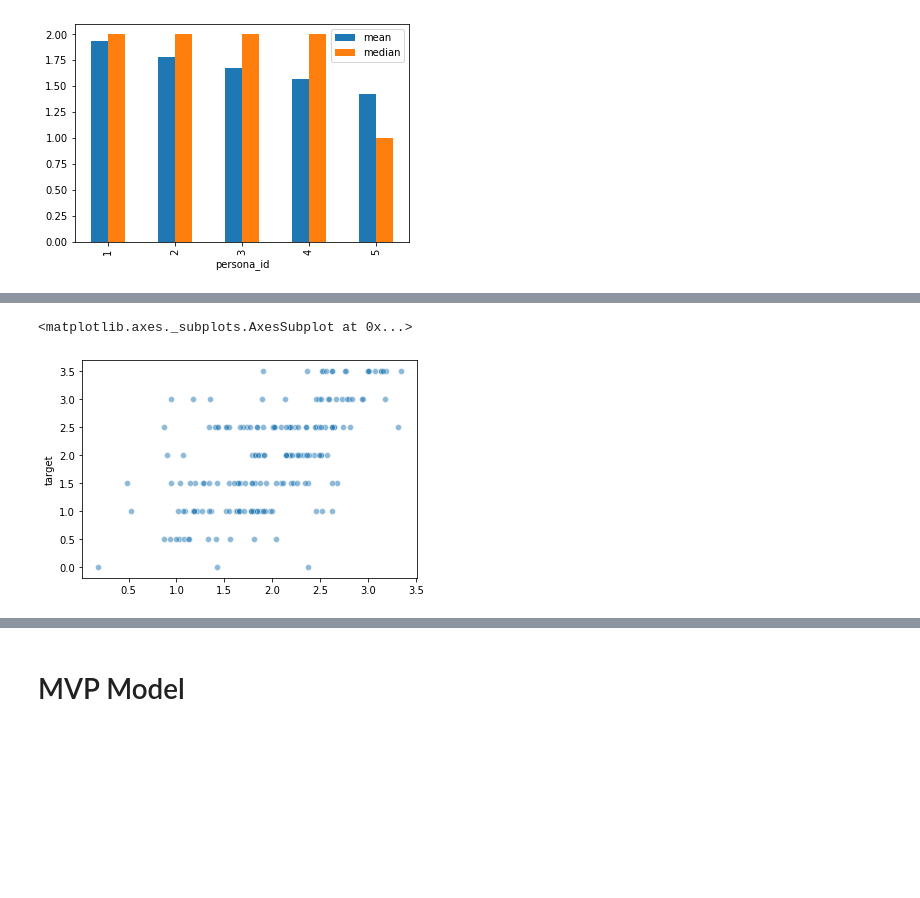
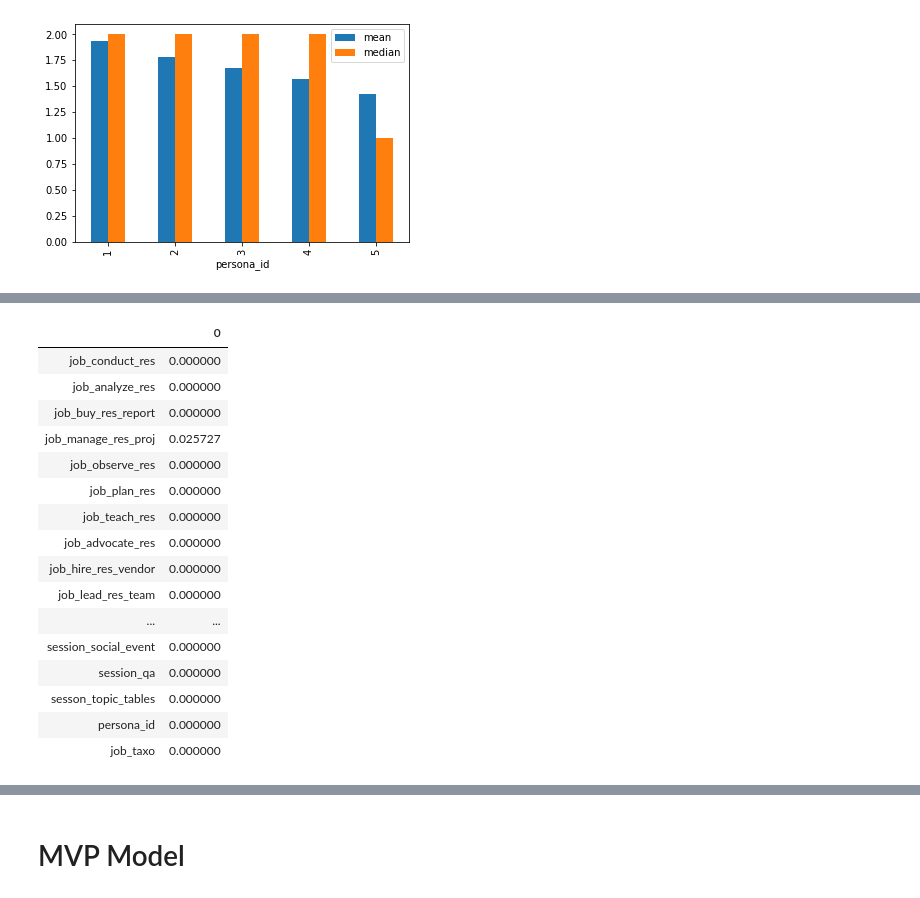
Before and after one commit to PersonaPredicta/Survey_Says..., a Jupyter notebook: dom/dom_nb.ipynb, the cells around one changed output, grey strips where cells are left out. Saved outputs shown, nothing was run; the diff lists cells and outputs as text; code cells hidden in the pictures; blank space fills up the shorter version.

```diff
--- a/dom/dom_nb.ipynb
+++ b/dom/dom_nb.ipynb
@@ -264 +311,21 @@ sns.scatterplot(predicted, test[y], alpha=.2)
+# %%
+pd.DataFrame(tree.feature_importances_, index = train[x].columns)
+# %% [output]
+|  | 0 |
+| job_conduct_res | 0.000000 |
+| job_analyze_res | 0.000000 |
+| job_buy_res_report | 0.000000 |
+| job_manage_res_proj | 0.025727 |
+| job_observe_res | 0.000000 |
+| job_plan_res | 0.000000 |
+| job_teach_res | 0.000000 |
+| job_advocate_res | 0.000000 |
+| job_hire_res_vendor | 0.000000 |
+| job_lead_res_team | 0.000000 |
+| ... | ... |
+| session_social_event | 0.000000 |
+| session_qa | 0.000000 |
+| sesson_topic_tables | 0.000000 |
+| persona_id | 0.000000 |
+| job_taxo | 0.000000 |
 # %%
@@ -268,5 +335,0 @@ predicted = reg.predict(test[x])
-# %%
-sns.scatterplot(predicted, test[y],alpha = .5)
-# %% [output]
-<matplotlib.axes._subplots.AxesSubplot at 0x...>
-[figure, removed]
```
Also changed, not shown: parts of 15 cells of this notebook.
